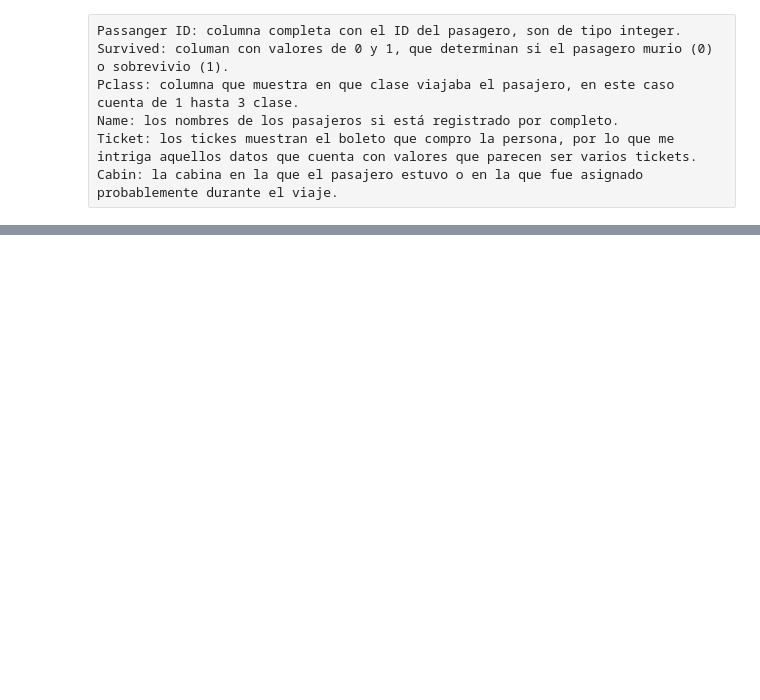
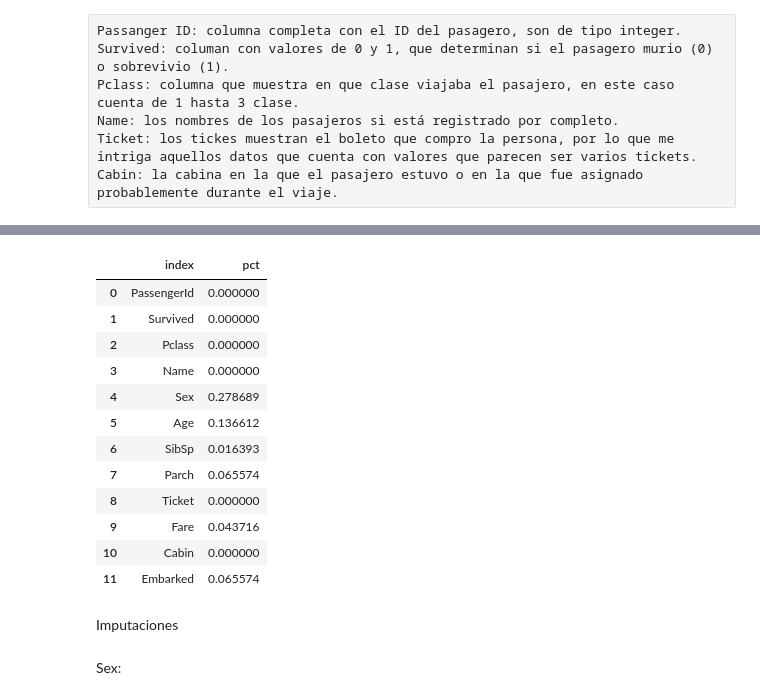
Before and after one commit to CarlosAlvarado-git/DataWrangling, a Jupyter notebook: Laboratorio8/Lab_8_Carlos_Alvarado.ipynb, the cells around one changed output, grey strips where cells are left out. Saved outputs shown, nothing was run; the diff lists cells and outputs as text; code cells hidden in the pictures; blank space fills up the shorter version.

```diff
--- a/Laboratorio8/Lab_8_Carlos_Alvarado.ipynb
+++ b/Laboratorio8/Lab_8_Carlos_Alvarado.ipynb
@@ -35,0 +43,2 @@ Cabin: la cabina en la que el pasajero estuvo o en la que fue asignado probablem
+# %%
+data = pd.read_csv('titanic_MD.csv')
@@ -35,0 +65,2 @@ Cabin: la cabina en la que el pasajero estuvo o en la que fue asignado probablem
+# %%
+data.replace(r'\?', np.nan, regex = True, inplace = True)
@@ -35,0 +83,24 @@ Cabin: la cabina en la que el pasajero estuvo o en la que fue asignado probablem
+# %%
+# Aproximar la edad para dejarlo en enteros
+data['Age'] = round(data['Age'])
+# %%
+# tener todo en dos decimales
+data['Fare'] = round(data['Fare'], 2)
+# %%
+# Ver el % de missing values en las columnas.
+pct = pd.DataFrame(data.isna().sum()/data.shape[0], columns = ['pct']).reset_index()
+pct
+# %% [output]
+|  | index | pct |
+| 0 | PassengerId | 0.000000 |
+| 1 | Survived | 0.000000 |
+| 2 | Pclass | 0.000000 |
+| 3 | Name | 0.000000 |
+| 4 | Sex | 0.278689 |
+| 5 | Age | 0.136612 |
+| 6 | SibSp | 0.016393 |
+| 7 | Parch | 0.065574 |
+| 8 | Ticket | 0.000000 |
+| 9 | Fare | 0.043716 |
+| 10 | Cabin | 0.000000 |
+| 11 | Embarked | 0.065574 |
@@ -35,0 +109,2 @@ Cabin: la cabina en la que el pasajero estuvo o en la que fue asignado probablem
+# %% [markdown]
+Imputaciones
@@ -35,0 +117,2 @@ Cabin: la cabina en la que el pasajero estuvo o en la que fue asignado probablem
+# %% [markdown]
+Sex:
```
Also changed, not shown: parts of 37 cells of this notebook.
